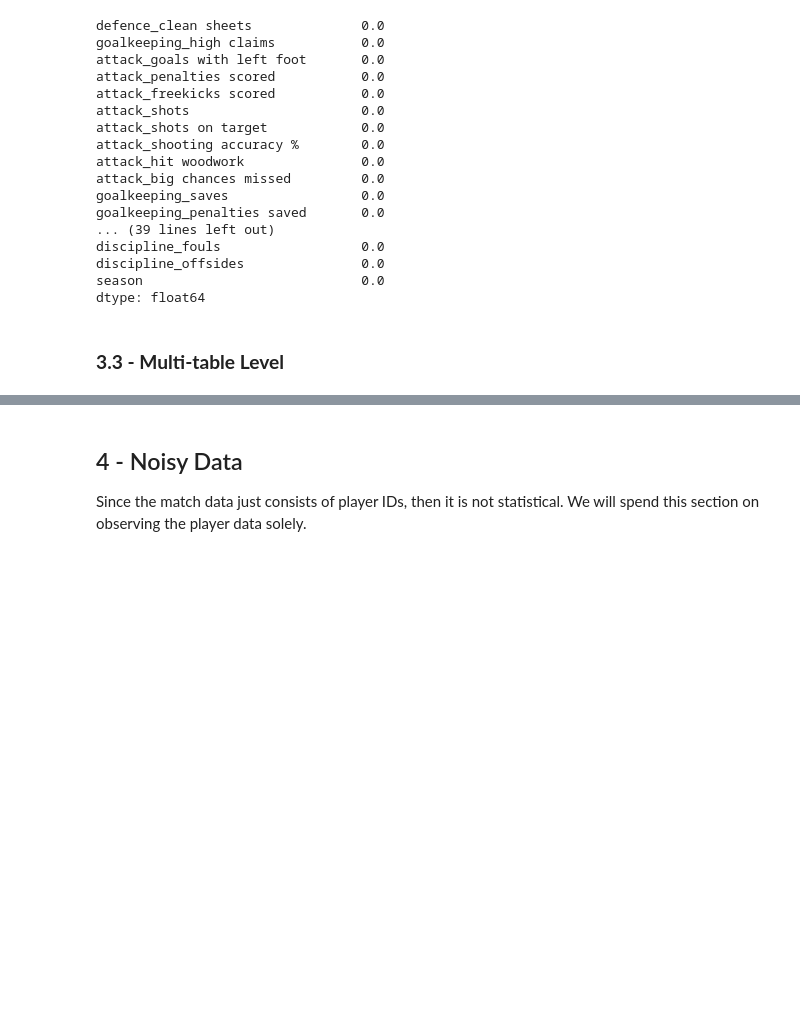
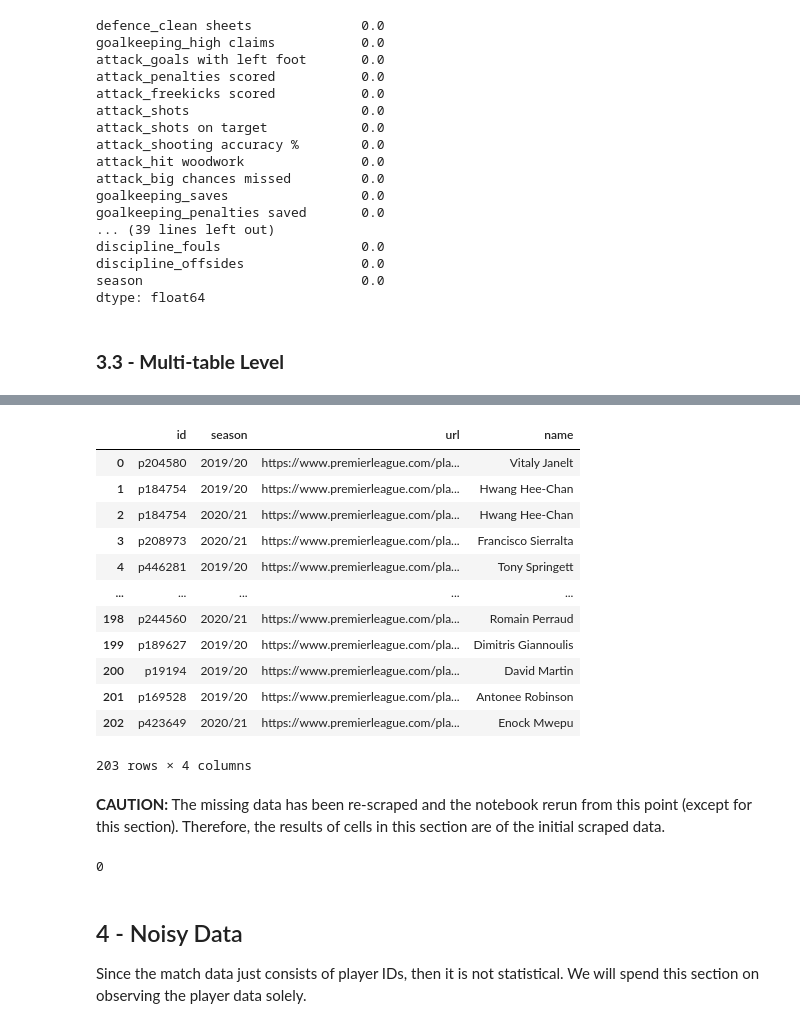
Before and after one commit to minhngt62/ds-epl-matches, a Jupyter notebook: notebooks/01_data_cleaning.ipynb, the cells around one changed output, grey strips where cells are left out. Saved outputs shown, nothing was run; the diff lists cells and outputs as text; code cells hidden in the pictures; blank space fills up the shorter version.

```diff
--- a/notebooks/01_data_cleaning.ipynb
+++ b/notebooks/01_data_cleaning.ipynb
@@ -398,0 +381,8 @@ array(['2019/20', '2020/21', '2021/22'], dtype=object)
+# %%
+# Load existing player URLs
+with open(os.path.join(PRJ_ROOT_DIR, "data", "scraping", "url_players.jsonl"), "r") as f:
+    player_urls = json.load(f)
+df_url = pd.DataFrame(player_urls)
+df_url["id"] = df_url["id"].str.lstrip("p").astype("float64")
+df_url = df_url.set_index(["id"])
+df_url.head()
@@ -398,0 +397,21 @@ array(['2019/20', '2020/21', '2021/22'], dtype=object)
+# %%
+# Merge corresponding URLs and names to the missing players
+missing_players["url"] = df_url[~df_url.index.duplicated(keep='first')]["url"]
+missing_players["name"] = df_url[~df_url.index.duplicated(keep='first')]["name"]
+missing_players = missing_players.reset_index()
+missing_players["id"] = "p" + missing_players["id"].astype("int64").astype("str")
+missing_players
+# %% [output]
+|  | id | season | url | name |
+| 0 | p204580 | 2019/20 | https://www.premierleague.com/pla... | Vitaly Janelt |
+| 1 | p184754 | 2019/20 | https://www.premierleague.com/pla... | Hwang Hee-Chan |
+| 2 | p184754 | 2020/21 | https://www.premierleague.com/pla... | Hwang Hee-Chan |
+| 3 | p208973 | 2020/21 | https://www.premierleague.com/pla... | Francisco Sierralta |
+| 4 | p446281 | 2019/20 | https://www.premierleague.com/pla... | Tony Springett |
+| ... | ... | ... | ... | ... |
+| 198 | p244560 | 2020/21 | https://www.premierleague.com/pla... | Romain Perraud |
+| 199 | p189627 | 2019/20 | https://www.premierleague.com/pla... | Dimitris Giannoulis |
+| 200 | p19194 | 2019/20 | https://www.premierleague.com/pla... | David Martin |
+| 201 | p169528 | 2019/20 | https://www.premierleague.com/pla... | Antonee Robinson |
+| 202 | p423649 | 2020/21 | https://www.premierleague.com/pla... | Enock Mwepu |
+203 rows × 4 columns
@@ -399,3 +422,16 @@ array(['2019/20', '2020/21', '2021/22'], dtype=object)
+# %% [markdown]
+**CAUTION:** The missing data has been re-scraped and the notebook rerun from this point (except for this section). Therefore, the results of cells in this section are of the initial scraped data.
+# %%
+# Recheck whether there is any players that are not included
+player_data = toset(df_player_clean[["id", "season"]])
+players_in_match = set()
+for column in df_match_clean.iloc[:, :-4].columns:
+    players_in_match.update(list(zip(df_match_clean[df_match_clean["season"] != "2022/23"][column][df_match_clean[column].notnull()], df_match_clean["season"])))
+
+missing_players = pd.DataFrame(list(players_in_match - player_data), columns=["id", "season"]).set_index(["id"])
+len(missing_players)
+# %% [output]
+0
 # %% [markdown]
 ## 4 - Noisy Data
 Since the match data just consists of player IDs, then it is not statistical. We will spend this section on observing the player data solely.
```
Also changed, not shown: parts of 29 cells of this notebook, 17 other files.
